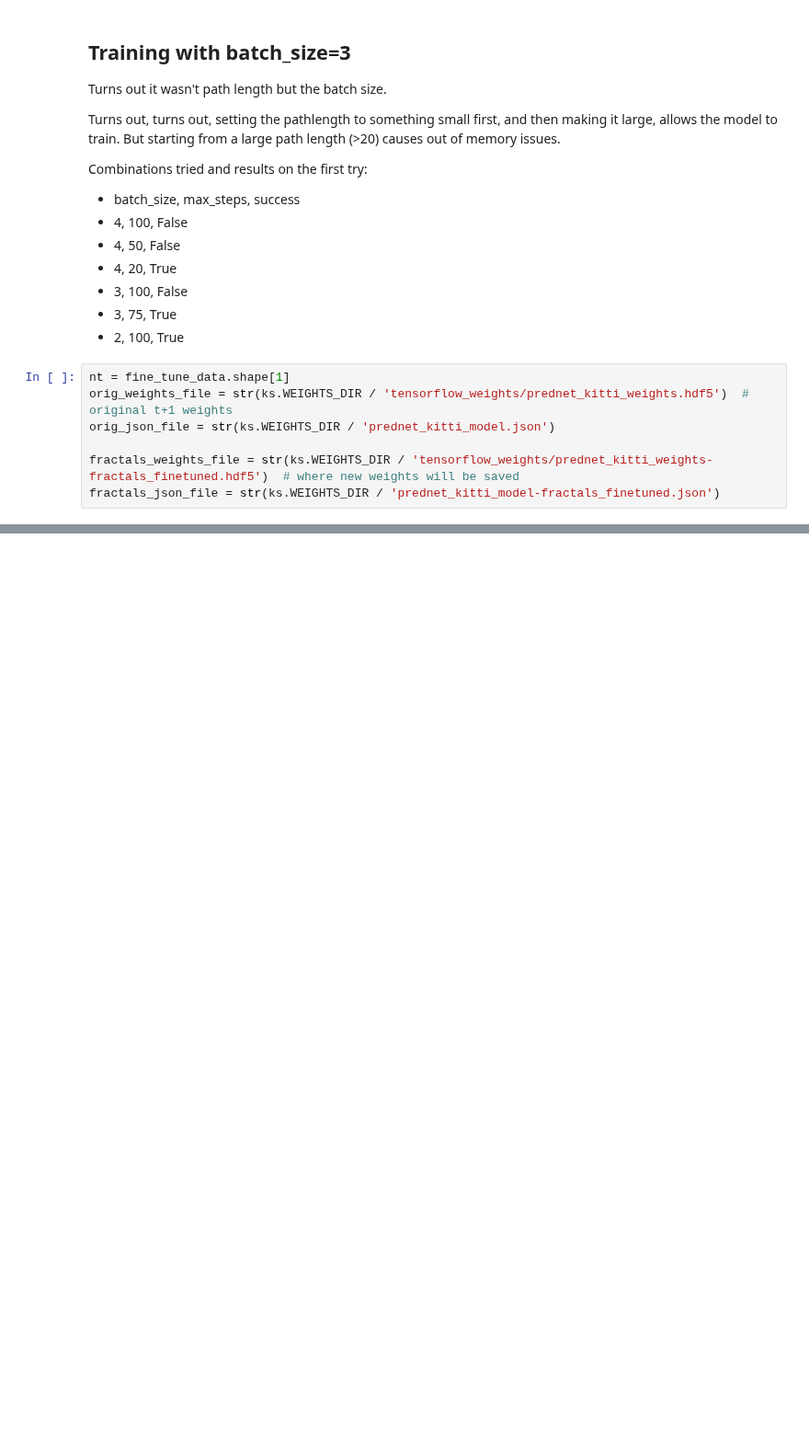
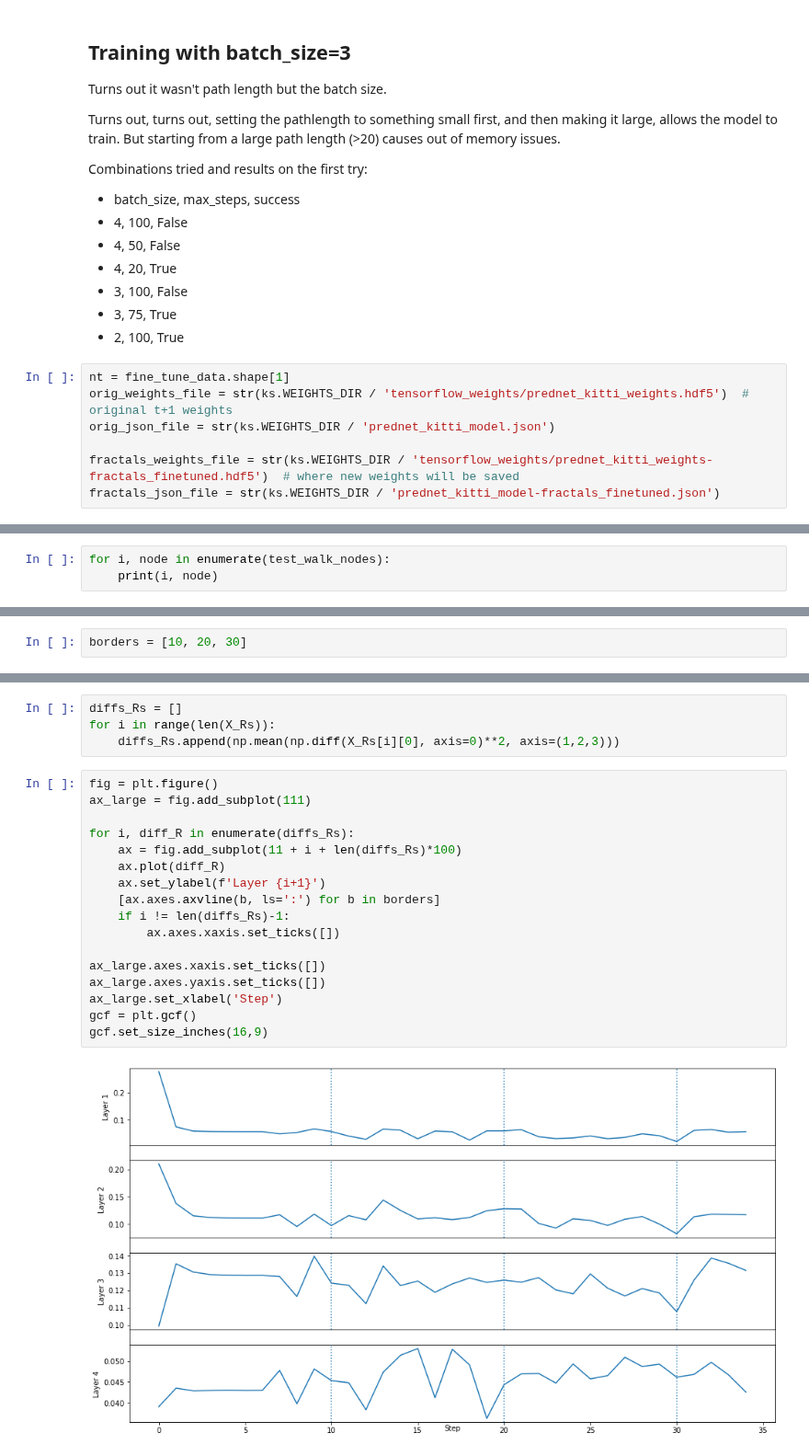
Before and after one commit to APRashedAhmed/predictive-event-segmentation, a Jupyter notebook: docs/source/workbooks/wb-2.2.1-Running-the-CLPN-on-Fractals.ipynb, the cells around one changed output, grey strips where cells are left out. Shown at 92% size. Saved outputs shown, nothing was run; the diff lists cells and outputs as text; blank space fills up the shorter version.

```diff
--- a/docs/source/workbooks/wb-2.2.1-Running-the-CLPN-on-Fractals.ipynb
+++ b/docs/source/workbooks/wb-2.2.1-Running-the-CLPN-on-Fractals.ipynb
@@ -391,0 +423,3 @@ Epoch 1/200
+# %%
+for i, node in enumerate(test_walk_nodes):
+    print(i, node)
@@ -391,0 +444,2 @@ Epoch 1/200
+# %%
+borders = [10, 20, 30]
@@ -391,0 +451,23 @@ Epoch 1/200
+# %%
+diffs_Rs = []
+for i in range(len(X_Rs)):
+    diffs_Rs.append(np.mean(np.diff(X_Rs[i][0], axis=0)**2, axis=(1,2,3)))
+# %%
+fig = plt.figure()
+ax_large = fig.add_subplot(111)
+
+for i, diff_R in enumerate(diffs_Rs):
+    ax = fig.add_subplot(11 + i + len(diffs_Rs)*100)
+    ax.plot(diff_R)
+    ax.set_ylabel(f'Layer {i+1}')
+    [ax.axes.axvline(b, ls=':') for b in borders]
+    if i != len(diffs_Rs)-1:
+        ax.axes.xaxis.set_ticks([])
+
+ax_large.axes.xaxis.set_ticks([])
+ax_large.axes.yaxis.set_ticks([])
+ax_large.set_xlabel('Step')
+gcf = plt.gcf()
+gcf.set_size_inches(16,9)
+# %% [output]
+[figure, added]
```
Also changed, not shown: parts of 10 cells of this notebook.
